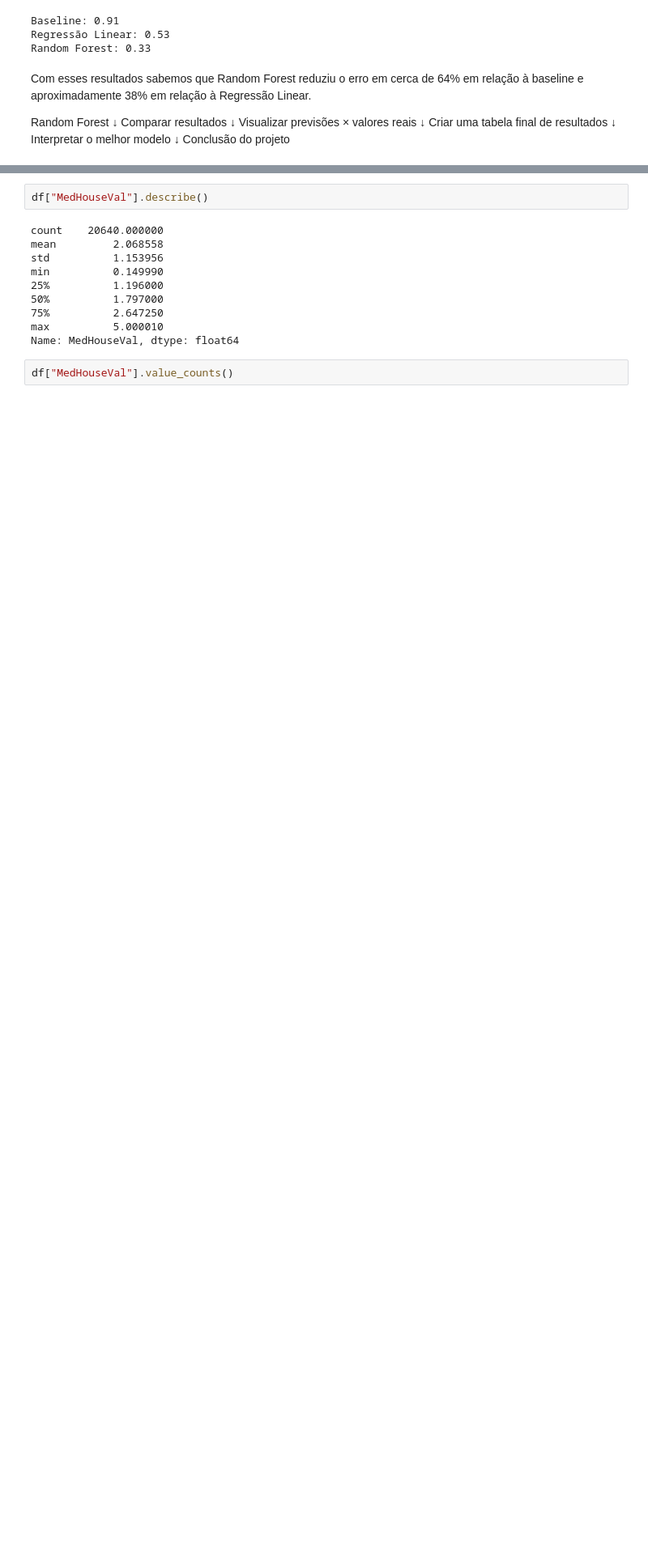
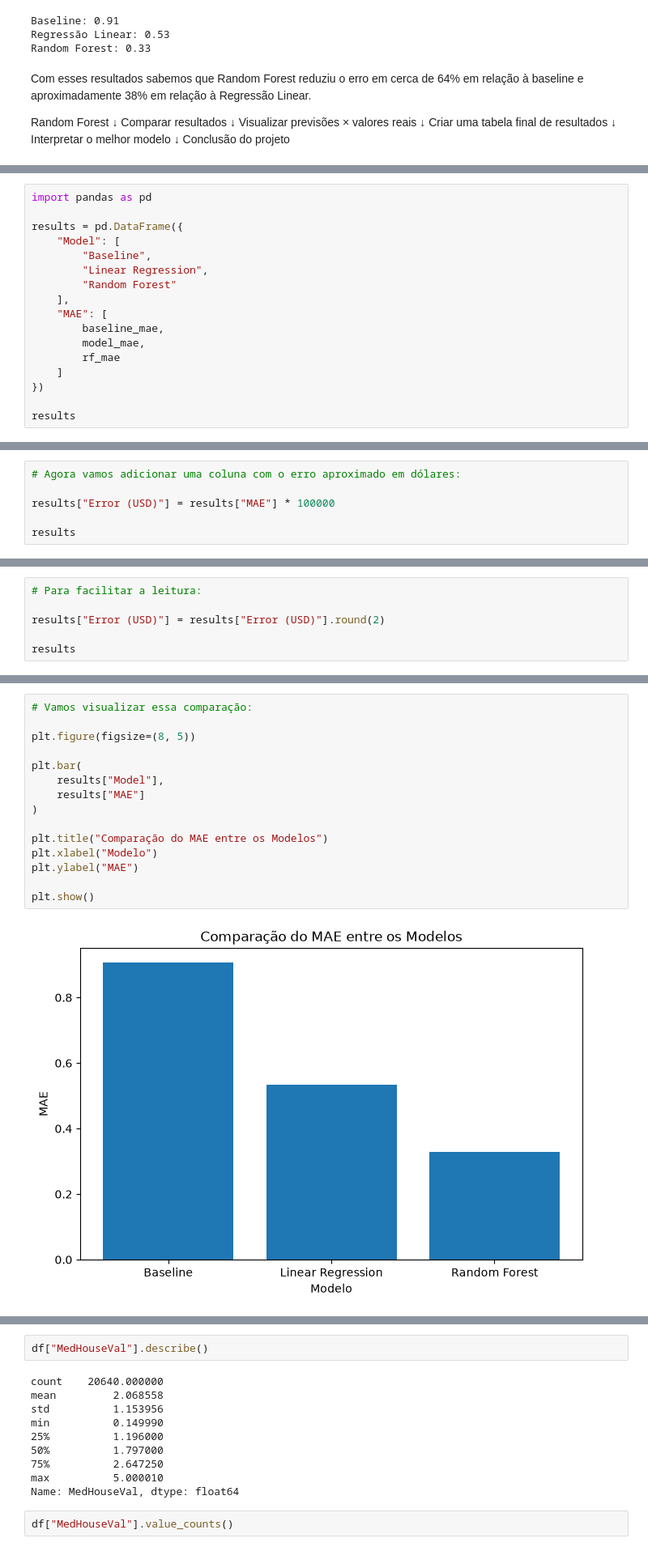
Before and after one commit to IsacFreitaas/real-estate-analytics-project, a Jupyter notebook: notebooks/real_estate_data_analysis.ipynb, the cells around one changed output, grey strips where cells are left out. Shown at 81% size. Drawn from its saved outputs; the diff is of its cells as text; blank space fills up the shorter version.

Commit message:
feat: random forest model and MAE comparation, followed by project's structure example and final form in progress to stable and ready version

```diff
--- a/notebooks/real_estate_data_analysis.ipynb
+++ b/notebooks/real_estate_data_analysis.ipynb
@@ -652,0 +694,17 @@ Conclusão do projeto
+# %%
+import pandas as pd
+
+results = pd.DataFrame({
+    "Model": [
+        "Baseline",
+        "Linear Regression",
+        "Random Forest"
+    ],
+    "MAE": [
+        baseline_mae,
+        model_mae,
+        rf_mae
+    ]
+})
+
+results
@@ -652,0 +716,6 @@ Conclusão do projeto
+# %%
+# Agora vamos adicionar uma coluna com o erro aproximado em dólares:
+
+results["Error (USD)"] = results["MAE"] * 100000
+
+results
@@ -652,0 +727,6 @@ Conclusão do projeto
+# %%
+# Para facilitar a leitura:
+
+results["Error (USD)"] = results["Error (USD)"].round(2)
+
+results
@@ -652,0 +738,17 @@ Conclusão do projeto
+# %%
+# Vamos visualizar essa comparação:
+
+plt.figure(figsize=(8, 5))
+
+plt.bar(
+    results["Model"],
+    results["MAE"]
+)
+
+plt.title("Comparação do MAE entre os Modelos")
+plt.xlabel("Modelo")
+plt.ylabel("MAE")
+
+plt.show()
+# %% [output]
+[figure, added]
```
Also changed, not shown: parts of 28 cells of this notebook, 1 other file.
